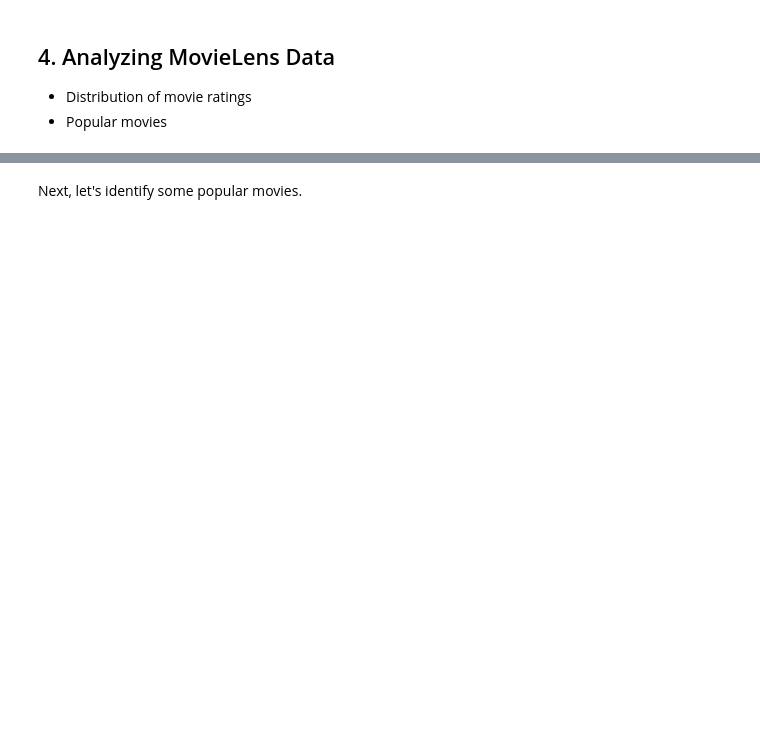
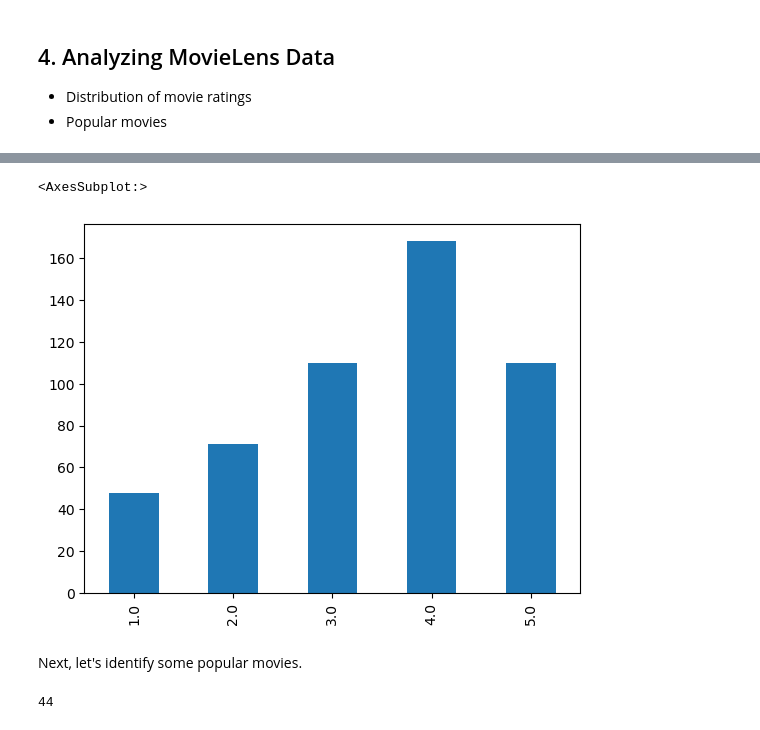
Before and after one commit to ch00226855/DataAnalysisFall2023, a Jupyter notebook: Week05_DataFrameQueries.ipynb, the cells around one changed output, grey strips where cells are left out. Cells and saved outputs as stored; diff of their text form; code cells hidden in the pictures; blank space fills up the shorter version.

```diff
--- a/Week05_DataFrameQueries.ipynb
+++ b/Week05_DataFrameQueries.ipynb
@@ -168,4 +333,21 @@ ratings_2018['rating'].hist()
+# %%
+# To make the plot look nicer, let's create a bar plot on the frequencies
+ratings_1998['rating'].value_counts().sort_index().plot.bar()
+# %% [output]
+<AxesSubplot:>
+[figure, added]
 # %% [markdown]
 Next, let's identify some popular movies.
 # %%
 ratings_df.head()
+# %%
+# Warm-up: Find out how many ratings are given to movie 913
+
+# Step 1: Extract all records relevant to movie 913
+movie913 = ratings_df[ratings_df['movieId'] == 913]
+movie913.head()
+
+# Step 2: Count the number of ratings
+movie913.shape[0]
+# %% [output]
+44
```
Also changed, not shown: parts of 37 cells of this notebook.
